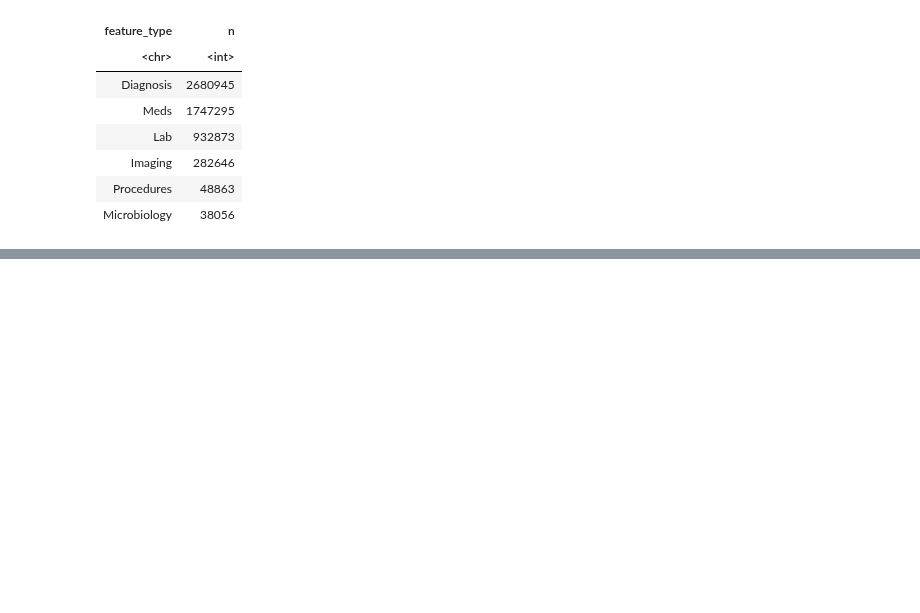
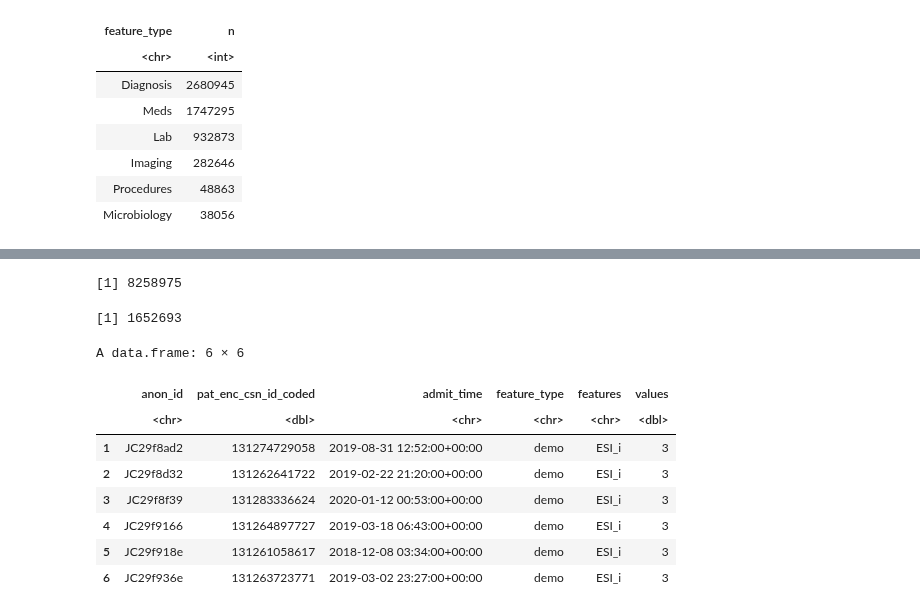
Before and after one commit to Minh084/TDA, a Jupyter notebook: 2_features/description.ipynb, the cells around one changed output, grey strips where cells are left out. Cells and saved outputs as stored; diff of their text form; code cells hidden in the pictures; blank space fills up the shorter version.

```diff
--- a/2_features/description.ipynb
+++ b/2_features/description.ipynb
@@ -316,0 +319,3 @@ A grouped_df: 6 × 2
+# %%
+cohort <- read.csv(file.path(cohortdir, '1_5_cohort_final.csv'))
+nrow(cohort)
@@ -316,0 +324,4 @@ A grouped_df: 6 × 2
+# %%
+cohort_sample <- sample_frac(cohort, 0.2)
+nrow(cohort_sample)
+summary(cohort_sample)
@@ -316,0 +349,20 @@ A grouped_df: 6 × 2
+# %%
+features <- read.csv(file.path(featuredir, '2_9_features_all_long.csv'))
+nrow(features)
+# %% [output]
+[1] 8258975
+# %%
+features_sample <- features %>% filter(pat_enc_csn_id_coded %in% cohort_sample$pat_enc_csn_id_coded)
+nrow(features_sample)
+head(features_sample)
+# %% [output]
+[1] 1652693
+A data.frame: 6 × 6
+|  | anon_id | pat_enc_csn_id_coded | admit_time | feature_type | features | values |
+|  | <chr> | <dbl> | <chr> | <chr> | <chr> | <dbl> |
+| 1 | JC29f8ad2 | 131274729058 | 2019-08-31 12:52:00+00:00 | demo | ESI_i | 3 |
+| 2 | JC29f8d32 | 131262641722 | 2019-02-22 21:20:00+00:00 | demo | ESI_i | 3 |
+| 3 | JC29f8f39 | 131283336624 | 2020-01-12 00:53:00+00:00 | demo | ESI_i | 3 |
+| 4 | JC29f9166 | 131264897727 | 2019-03-18 06:43:00+00:00 | demo | ESI_i | 3 |
+| 5 | JC29f918e | 131261058617 | 2018-12-08 03:34:00+00:00 | demo | ESI_i | 3 |
+| 6 | JC29f936e | 131263723771 | 2019-03-02 23:27:00+00:00 | demo | ESI_i | 3 |
```
Also changed, not shown: parts of 5 cells of this notebook, 2 other files.
